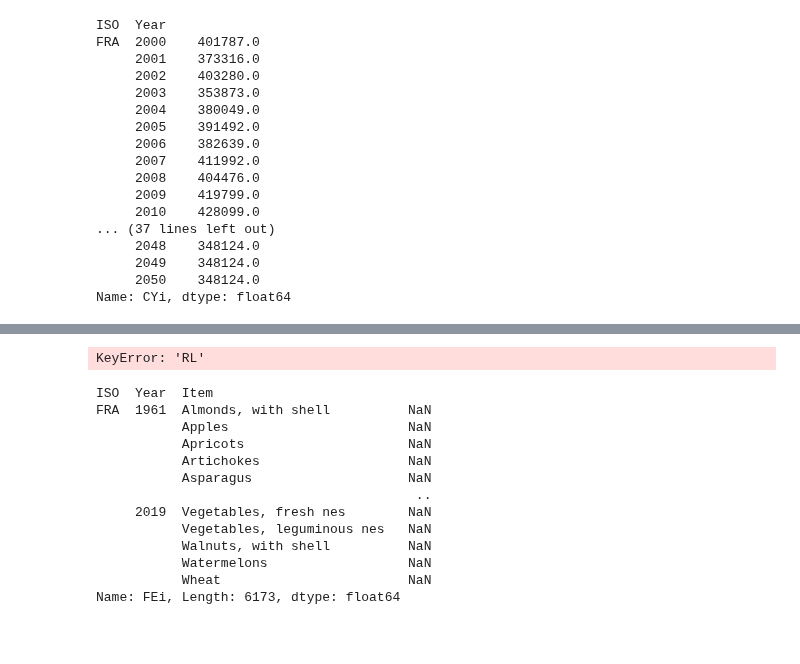
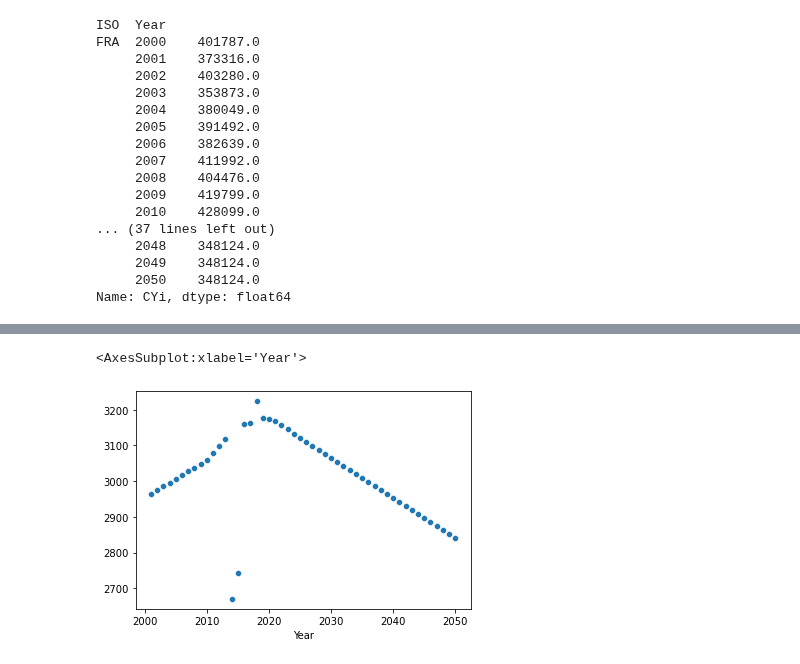
Before and after one commit to simonzabrocki/GraphModels, a Jupyter notebook: BE2_development.ipynb, the cells around one changed output, grey strips where cells are left out. Drawn from its saved outputs; the diff is of its cells as text; code cells hidden in the pictures; blank space fills up the shorter version.

```diff
--- a/BE2_development.ipynb
+++ b/BE2_development.ipynb
@@ -371 +406,3 @@ FRA  2001    28.126421
 dtype: float64
+# %%
+filtered_data_dict = {k: v for k,v in data_dict.items() if k not in ['Food', 'TCLDi', 'CL', 'FL', 'IL', 'FPi', 'FDKCi', 'FDKCi', 'KKRi']}
@@ -372,9 +417,12 @@ dtype: float64
 # %%
 %%time
+
+
+ISO_filtered_data_dict = {k: v.loc['GBR', 2000:] for k, v in filtered_data_dict.items()}
+
 def run_BE2_scenario(data_dict, FDKGi_target=1, FLOi_target=1, CYi_target=1, R_rate=1):
 
     data_dict = data_dict.copy()
-
 
     projection_dict = {
         'FDi': lambda x: apply_itemized_ffill_projection(x),
@@ -406,5 +454,5 @@ def run_BE2_scenario(data_dict, FDKGi_target=1, FLOi_target=1, CYi_target=1, R_r
     return results
 
 
-res = run_BE2_scenario(filtered_data_dict, FDKGi_target=0.5, FLOi_target=0.5, CYi_target=1, R_rate=20)#['CYi'].dropna()
+res = run_BE2_scenario(ISO_filtered_data_dict, FDKGi_target=1, FLOi_target=3, CYi_target=1, R_rate=20)#['CYi'].dropna()
 # %% [output]
@@ -473,20 +461,6 @@ Name: CL, dtype: float64
-# %%
-res['RL']
-# %% [output]
-KeyError: 'RL'
-# %%
-filtered_data_dict['FEi']
-# %% [output]
-ISO  Year  Item
-FRA  1961  Almonds, with shell          NaN
-           Apples                       NaN
-           Apricots                     NaN
-           Artichokes                   NaN
-           Asparagus                    NaN
-                                         ..
-     2019  Vegetables, fresh nes        NaN
-           Vegetables, leguminous nes   NaN
-           Walnuts, with shell          NaN
-           Watermelons                  NaN
-           Wheat                        NaN
-Name: FEi, Length: 6173, dtype: float64
+# %%
+import seaborn as sns
+sns.scatterplot(x=res['FL_RF'].index.get_level_values('Year'), y=res['FL_RF'])
+# %% [output]
+<AxesSubplot:xlabel='Year'>
+[figure, added]
```
Also changed, not shown: parts of 16 cells of this notebook, 3 other files.
